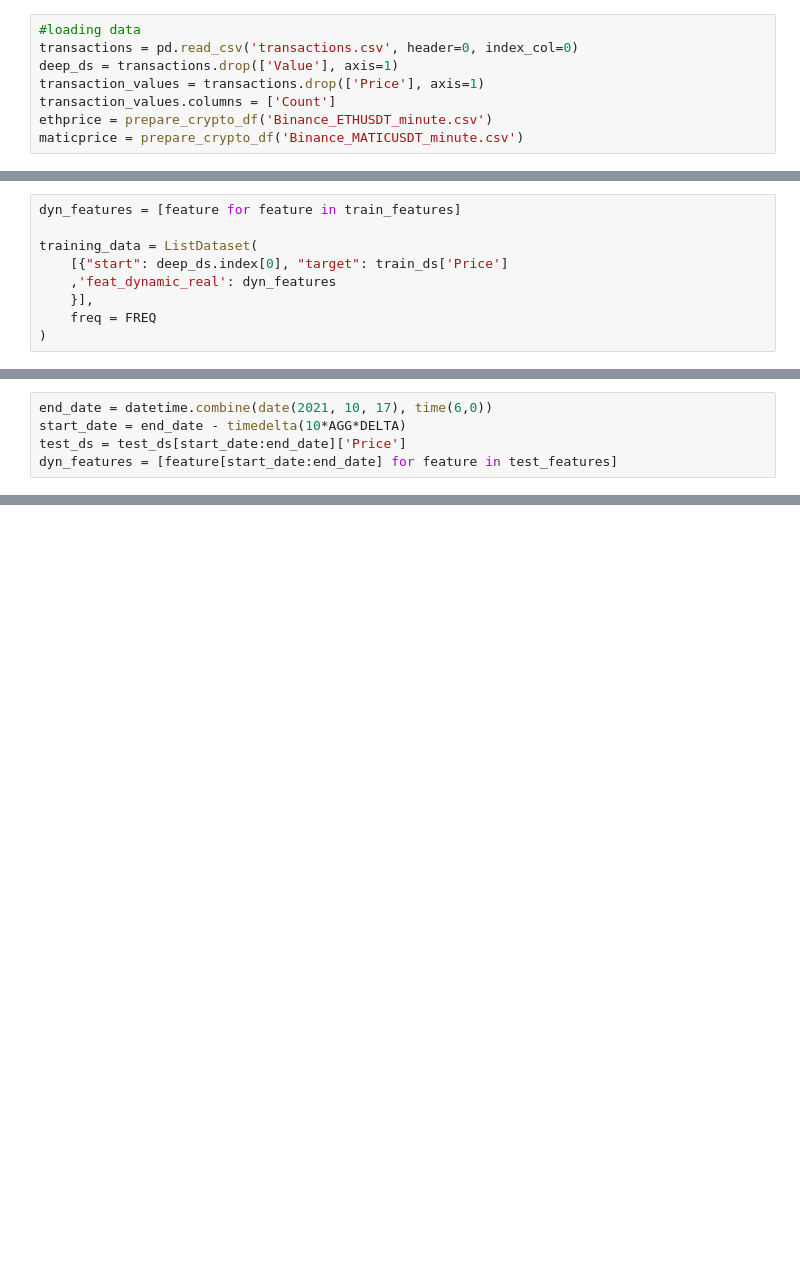
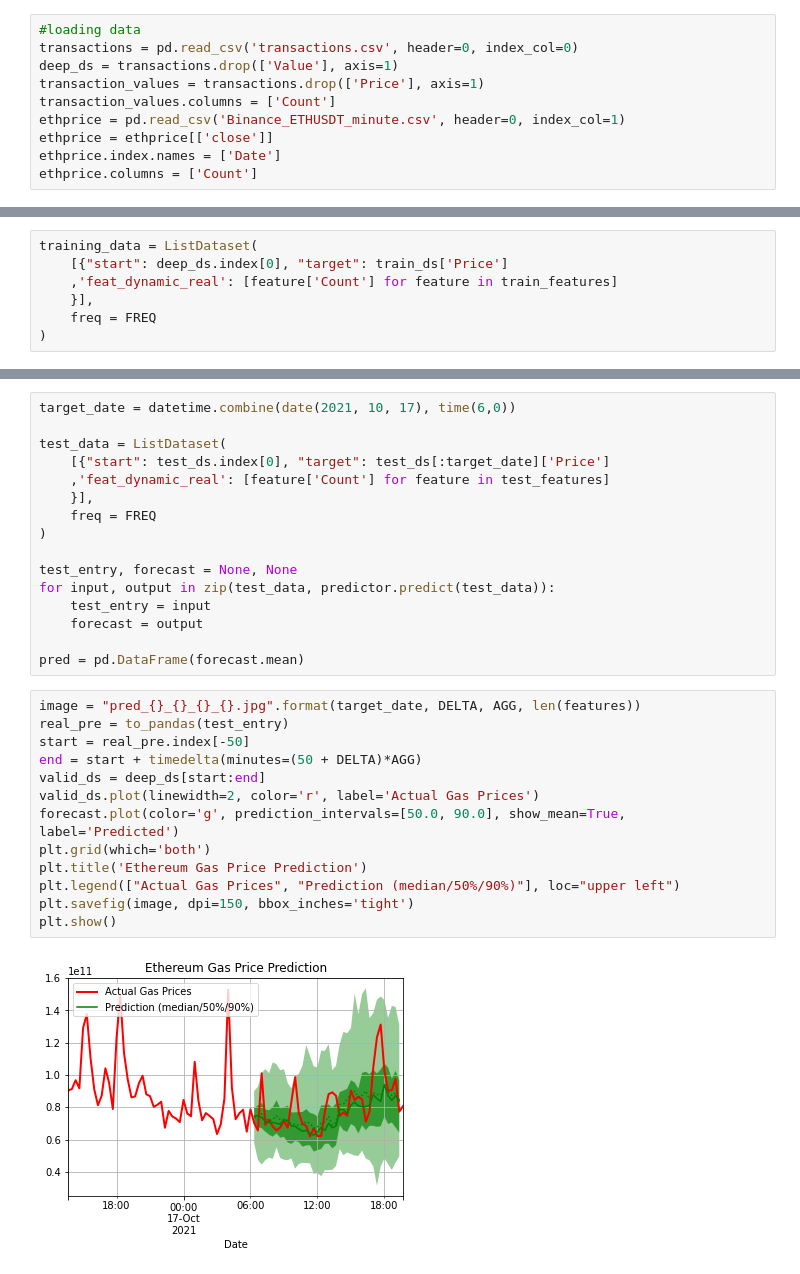
Before and after one commit to andrasfe/ethgas, a Jupyter notebook: deepar_eth_gas.ipynb, the cells around one changed output, grey strips where cells are left out. Saved outputs shown, nothing was run; the diff lists cells and outputs as text; blank space fills up the shorter version.

```diff
--- a/deepar_eth_gas.ipynb
+++ b/deepar_eth_gas.ipynb
@@ -56,8 +48,10 @@ transactions = pd.read_csv('transactions.csv', header=0, index_col=0)
 deep_ds = transactions.drop(['Value'], axis=1)
 transaction_values = transactions.drop(['Price'], axis=1)
 transaction_values.columns = ['Count']
-ethprice = prepare_crypto_df('Binance_ETHUSDT_minute.csv')
-maticprice = prepare_crypto_df('Binance_MATICUSDT_minute.csv')
+ethprice = pd.read_csv('Binance_ETHUSDT_minute.csv', header=0, index_col=1)
+ethprice = ethprice[['close']]
+ethprice.index.names = ['Date']
+ethprice.columns = ['Count']
 # %%
 # features
 features = []
@@ -119,11 +113,9 @@ for i in range(len(features)):
     train_features.append(features[i][:deep_ds.index[test_start]])
     test_features.append(features[i][features[i].index[deep_ds.shape[0] - test_cnt + 1]:end])
 # %%
-dyn_features = [feature for feature in train_features]
-
 training_data = ListDataset(
     [{"start": deep_ds.index[0], "target": train_ds['Price']
-    ,'feat_dynamic_real': dyn_features
+    ,'feat_dynamic_real': [feature['Count'] for feature in train_features]
     }],
     freq = FREQ
 )
@@ -166,5 +158,0 @@ else:
-# %%
-end_date = datetime.combine(date(2021, 10, 17), time(6,0))
-start_date = end_date - timedelta(10*AGG*DELTA)
-test_ds = test_ds[start_date:end_date]['Price']
-dyn_features = [feature[start_date:end_date] for feature in test_features]
@@ -214,0 +159,31 @@ with open(csv_file, 'w') as writer:
+# %%
+target_date = datetime.combine(date(2021, 10, 17), time(6,0))
+
+test_data = ListDataset(
+    [{"start": test_ds.index[0], "target": test_ds[:target_date]['Price']
+    ,'feat_dynamic_real': [feature['Count'] for feature in test_features]
+    }],
+    freq = FREQ
+)
+
+test_entry, forecast = None, None
+for input, output in zip(test_data, predictor.predict(test_data)):
+    test_entry = input
+    forecast = output
+
+pred = pd.DataFrame(forecast.mean)
+# %%
+image = "pred_{}_{}_{}_{}.jpg".format(target_date, DELTA, AGG, len(features))
+real_pre = to_pandas(test_entry)
+start = real_pre.index[-50]
+end = start + timedelta(minutes=(50 + DELTA)*AGG)
+valid_ds = deep_ds[start:end]
+valid_ds.plot(linewidth=2, color='r', label='Actual Gas Prices')
+forecast.plot(color='g', prediction_intervals=[50.0, 90.0], show_mean=True, label='Predicted')
+plt.grid(which='both')
+plt.title('Ethereum Gas Price Prediction')
+plt.legend(["Actual Gas Prices", "Prediction (median/50%/90%)"], loc="upper left")
+plt.savefig(image, dpi=150, bbox_inches='tight')
+plt.show()
+# %% [output]
+[figure, added]
```
Also changed, not shown: parts of 16 cells of this notebook, 2 other files.
